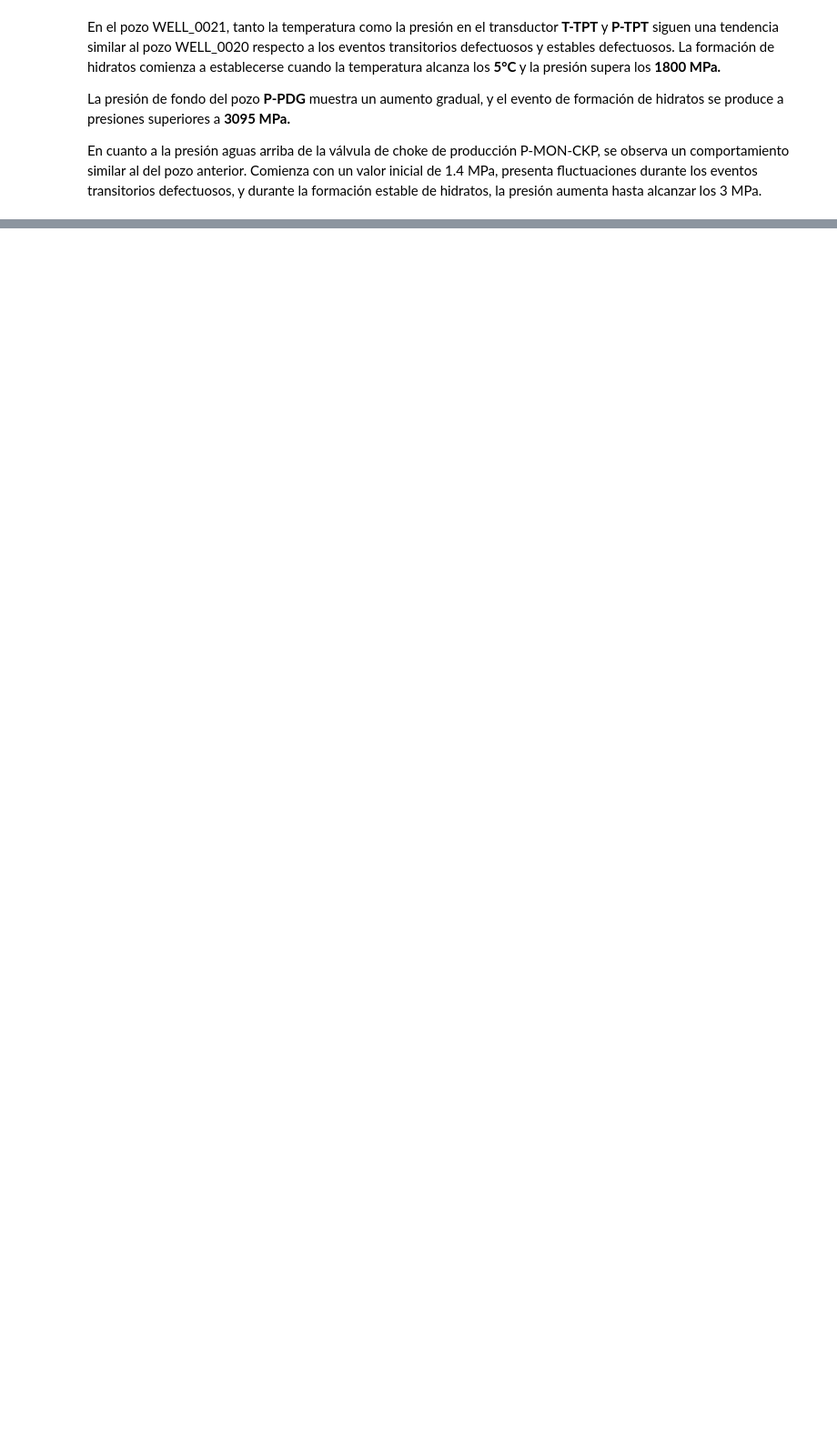
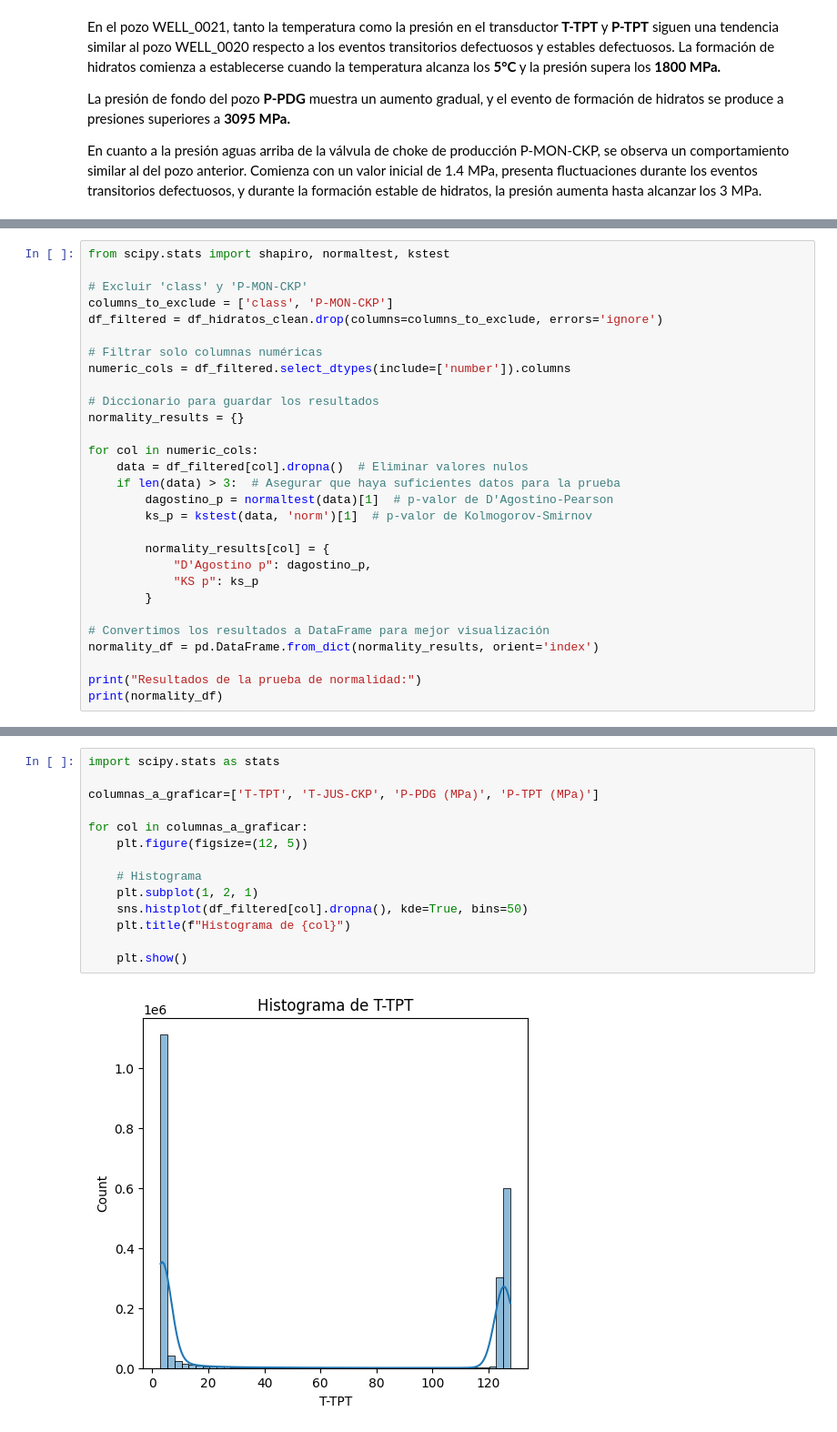
Before and after one commit to florencianionquepan/analisis_hidratos_offshore, a Jupyter notebook: Análisis_de_Hidratos_en_Línea_de_Producción_Offshore.ipynb, the cells around one changed output, grey strips where cells are left out. Shown at 91% size. Saved outputs shown, nothing was run; the diff lists cells and outputs as text; blank space fills up the shorter version.

```diff
--- a/Análisis_de_Hidratos_en_Línea_de_Producción_Offshore.ipynb
+++ b/Análisis_de_Hidratos_en_Línea_de_Producción_Offshore.ipynb
@@ -730,0 +893,29 @@ En resumen, mientras que los datos de pozos reales muestran una variabilidad inh
+# %%
+from scipy.stats import shapiro, normaltest, kstest
+
+# Excluir 'class' y 'P-MON-CKP'
+columns_to_exclude = ['class', 'P-MON-CKP']
+df_filtered = df_hidratos_clean.drop(columns=columns_to_exclude, errors='ignore')
+
+# Filtrar solo columnas numéricas
+numeric_cols = df_filtered.select_dtypes(include=['number']).columns
+
+# Diccionario para guardar los resultados
+normality_results = {}
+
+for col in numeric_cols:
+    data = df_filtered[col].dropna()  # Eliminar valores nulos
+    if len(data) > 3:  # Asegurar que haya suficientes datos para la prueba
+        dagostino_p = normaltest(data)[1]  # p-valor de D'Agostino-Pearson
+        ks_p = kstest(data, 'norm')[1]  # p-valor de Kolmogorov-Smirnov
+
+        normality_results[col] = {
+            "D'Agostino p": dagostino_p,
+            "KS p": ks_p
+        }
+
+# Convertimos los resultados a DataFrame para mejor visualización
+normality_df = pd.DataFrame.from_dict(normality_results, orient='index')
+
+print("Resultados de la prueba de normalidad:")
+print(normality_df)
@@ -730,0 +934,16 @@ En resumen, mientras que los datos de pozos reales muestran una variabilidad inh
+# %%
+import scipy.stats as stats
+
+columnas_a_graficar=['T-TPT', 'T-JUS-CKP', 'P-PDG (MPa)', 'P-TPT (MPa)']
+
+for col in columnas_a_graficar:
+    plt.figure(figsize=(12, 5))
+
+    # Histograma
+    plt.subplot(1, 2, 1)
+    sns.histplot(df_filtered[col].dropna(), kde=True, bins=50)
+    plt.title(f"Histograma de {col}")
+
+    plt.show()
+# %% [output]
+[figure, added]
```
Also changed, not shown: parts of 14 cells of this notebook.
